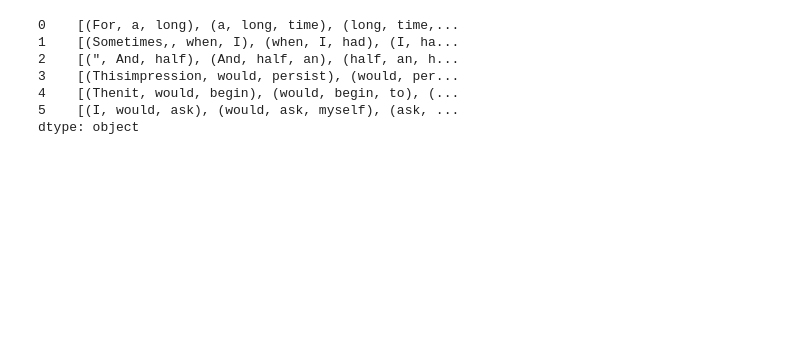
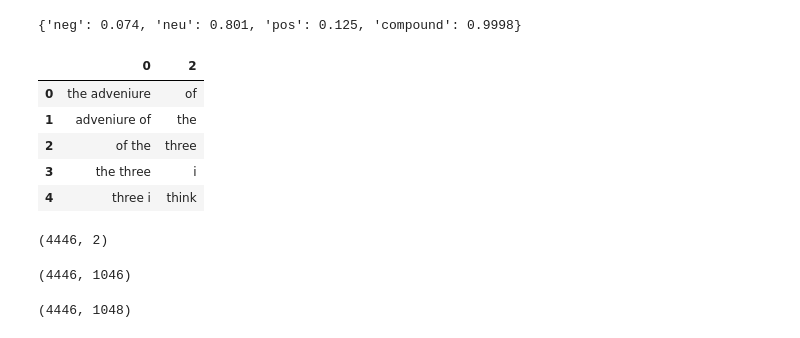
Before and after one commit to Nik8x/Deep_writing_generating_text, a Jupyter notebook: deep_writing.ipynb, the cells around one changed output. Saved outputs shown, nothing was run; the diff lists cells and outputs as text; code cells hidden in the pictures; blank space fills up the shorter version.

```diff
--- a/deep_writing.ipynb
+++ b/deep_writing.ipynb
@@ -45,0 +63,3 @@ unt
+# %%
+words = txt.split(' ')
+words_s = [word.lower() for word in words if word.isalpha()]
@@ -53,7 +75,6 @@ n_to_char = {n:char for n, char in enumerate(characters)}
 # %%
-# let's remove stop words from words
-# nltk.download('stopwords')
-stop_words = set(stopwords.words('english'))
-words_s = [i for i in words if not i in stop_words]
-words_s = [word.lower() for word in words_s if word.isalpha()]
+# # let's remove stop words from words
+# stop_words = set(stopwords.words('english'))
+# words_s = [i for i in words if not i in stop_words]
+# words_s = [word.lower() for word in words_s if word.isalpha()]
 # %%
@@ -74,0 +92,8 @@ words_s_l_p = pd.DataFrame(nltk.pos_tag(words_s_l), columns = ['words', 'pos'])
+# %%
+sentences = ' '.join(words_s)
+# %%
+# Let's look at overall sentiment of the book
+scores = SentimentIntensityAnalyzer().polarity_scores(sentences)
+print(scores)
+# %% [output]
+{'neg': 0.074, 'neu': 0.801, 'pos': 0.125, 'compound': 0.9998}
@@ -75,15 +102,22 @@ words_s_l_p = pd.DataFrame(nltk.pos_tag(words_s_l), columns = ['words', 'pos'])
 # %%
-def trigram(x):
+def n_gram(x):
   tokens = [token for token in x.split(" ") if token != ""]
   output = list(ngrams(tokens, 3))
   return output
-# %%
-(pd.Series(sentences).apply(lambda x: trigram(x)))
-# %% [output]
-0    [(For, a, long), (a, long, time), (long, time,...
-1    [(Sometimes,, when, I), (when, I, had), (I, ha...
-2    [(", And, half), (And, half, an), (half, an, h...
-3    [(Thisimpression, would, persist), (would, per...
-4    [(Thenit, would, begin), (would, begin, to), (...
-5    [(I, would, ask), (would, ask, myself), (ask, ...
-dtype: object
+# %%
+df = pd.DataFrame(pd.Series(sentences).apply(lambda x: n_gram(x))[0])
+
+# make a dataframe with 2 words as independent and just next third word as target column
+df = pd.concat([df[0] + ' ' + df[1], df[2]], axis = 1)
+df.head()
+# %% [output]
+|  | 0 | 2 |
+| 0 | the adveniure | of |
+| 1 | adveniure of | the |
+| 2 | of the | three |
+| 3 | the three | i |
+| 4 | three i | think |
+# %%
+df.shape
+# %% [output]
+(4446, 2)
@@ -89,0 +128,10 @@ dtype: object
+# %%
+X.shape
+# %% [output]
+(4446, 1046)
+# %%
+encoder = LabelBinarizer()
+y = encoder.fit_transform(df[2])
+y.shape
+# %% [output]
+(4446, 1048)
```
Also changed, not shown: parts of 19 cells of this notebook.
